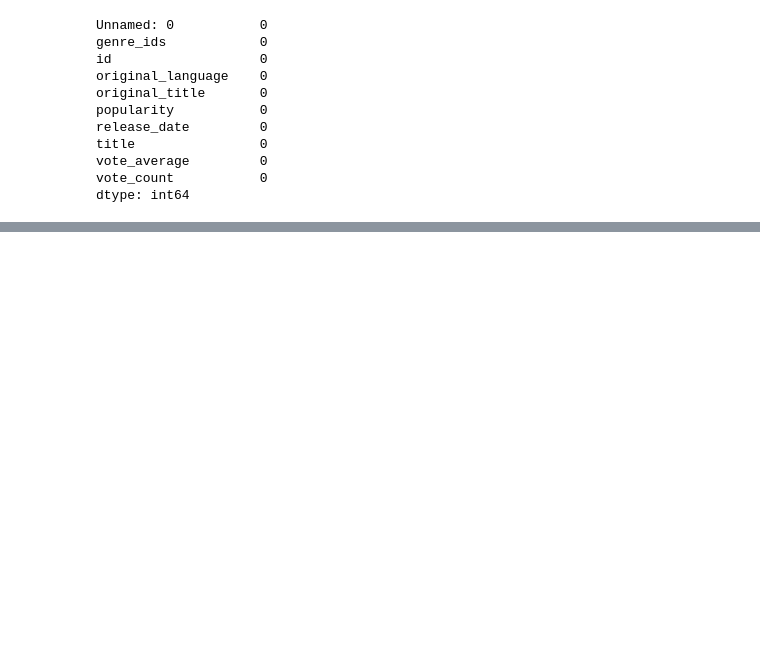
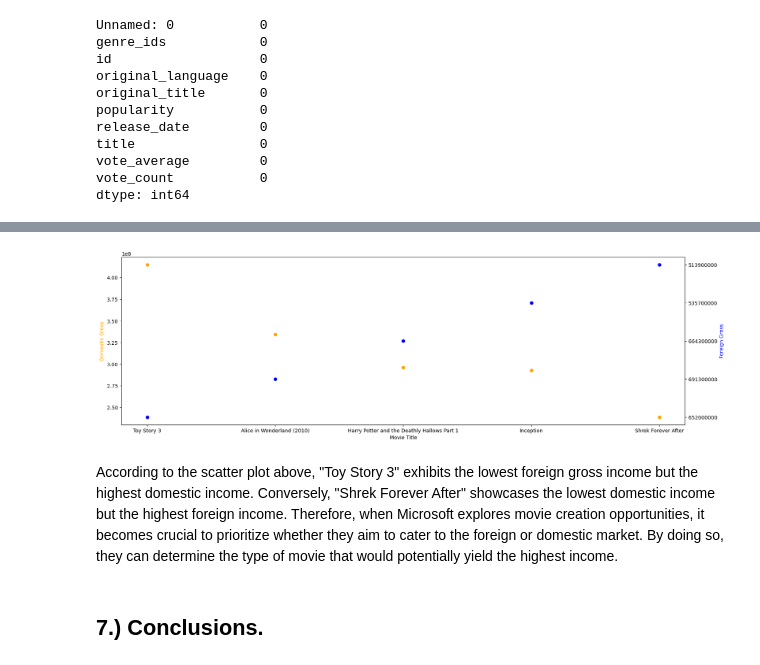
Before and after one commit to JaniceWaihumbu/Phase_1_Project, a Jupyter notebook: Phase_1_Project_Working_Document.ipynb, the cells around one changed output, grey strips where cells are left out. Drawn from its saved outputs; the diff is of its cells as text; code cells hidden in the pictures; blank space fills up the shorter version.

```diff
--- a/Phase_1_Project_Working_Document.ipynb
+++ b/Phase_1_Project_Working_Document.ipynb
@@ -342,0 +471,4 @@ dtype: int64
+# %%
+#Merging the two datasets bom_movies, and tmdb_movies
+merged_df = pd.concat([bom_movies, tmdb_movies])
+merged_df
@@ -342,0 +509,4 @@ dtype: int64
+# %%
+#Dropping unneeded columns from the merged dataset
+merged_df.drop(['studio','year', 'Unnamed: 0', 'genre_ids', 'id', 'original_language', 'original_title', 'release_date', 'vote_count'], axis=1, inplace=True)
+merged_df
@@ -342,0 +529,3 @@ dtype: int64
+# %%
+merged_df.drop(['popularity', 'vote_average'], axis=1, inplace=True)
+merged_df
@@ -342,0 +548,2 @@ dtype: int64
+# %%
+merged_df = merged_df.dropna()
@@ -342,0 +683,28 @@ dtype: int64
+# %%
+#Plotting a scatter plot with two variables on the y axis, foreign_gross and domestic_gross
+plt.data = merged_df.head()
+fig, ax1 = plt.subplots()
+
+#Defining the x,y1 and y2 variables
+x = merged_df.head()['title']
+y1 = merged_df.head()['domestic_gross']
+y2 = merged_df.head()['foreign_gross']
+
+#Creating a second y-axis (ax2) that shares the same x-axis (ax1) with the first subplot.
+ax2 = ax1.twinx()
+ax1.scatter(x, y1, color='orange')
+ax2.scatter(x, y2, color='blue')
+
+#Labelling the scatter plot
+ax1.set_xlabel('Movie Title')
+ax1.set_ylabel('Domestic Gross', color='orange')
+ax2.set_ylabel('Foreign Gross', color='blue')
+
+plt.gcf().set_size_inches((20, 6))
+plt.show()
+# %% [output]
+[figure, added]
+# %% [markdown]
+According to the scatter plot above, "Toy Story 3" exhibits the lowest foreign gross income but the highest domestic income. Conversely, "Shrek Forever After" showcases the lowest domestic income but the highest foreign income. Therefore, when Microsoft explores movie creation opportunities, it becomes crucial to prioritize whether they aim to cater to the foreign or domestic market. By doing so, they can determine the type of movie that would potentially yield the highest income.
+# %% [markdown]
+## 7.) Conclusions.
```
Also changed, not shown: parts of 56 cells of this notebook, 7 other files.
